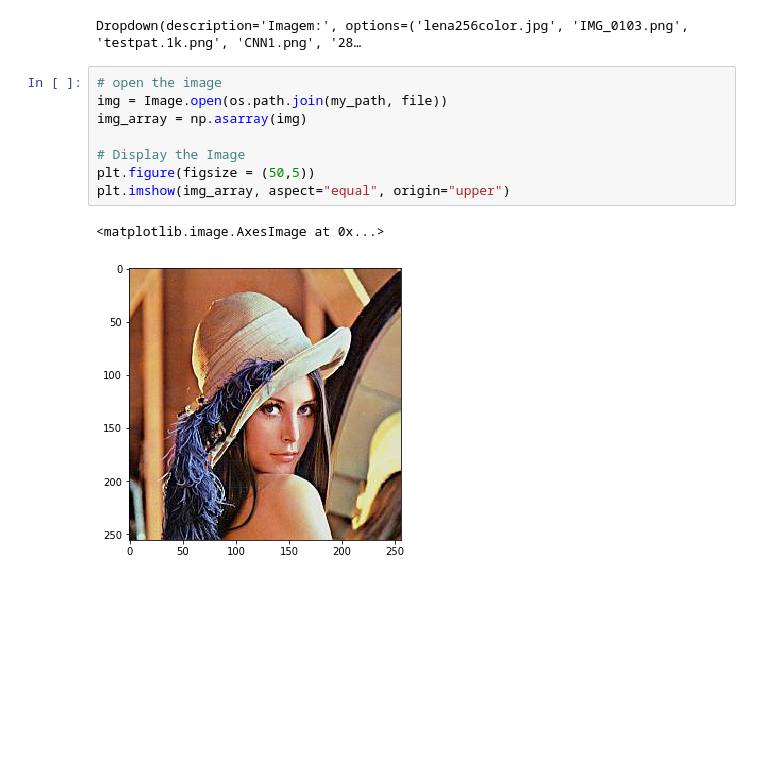
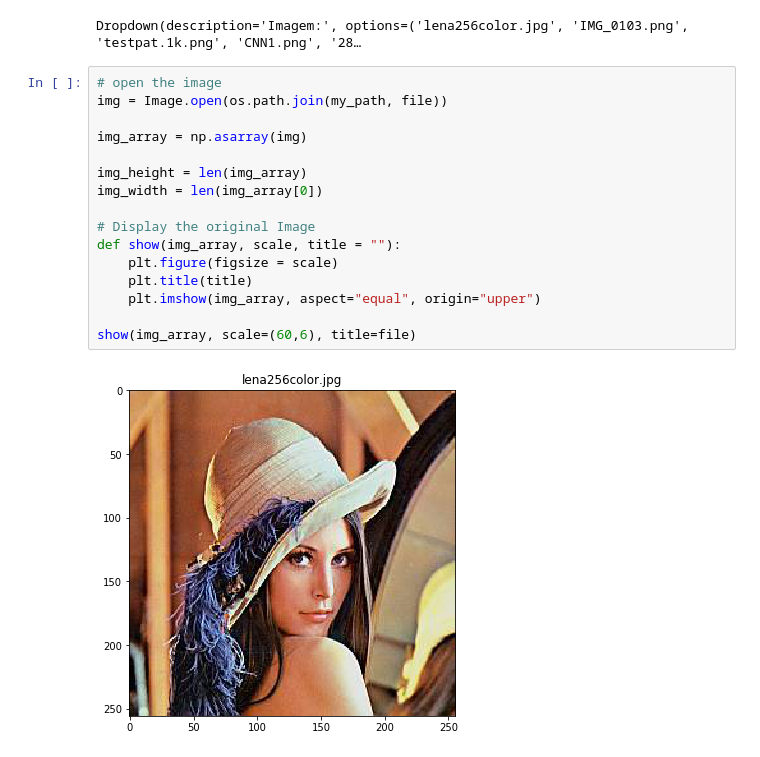
Before and after one commit to bmviniciuss/pdi-2019-1, a Jupyter notebook: project1/project1.ipynb, the cells around one changed output. Cells and saved outputs as stored; diff of their text form; blank space fills up the shorter version.

```diff
--- a/project1/project1.ipynb
+++ b/project1/project1.ipynb
@@ -49,11 +49,18 @@ Dropdown(description='Imagem:', options=('lena256color.jpg', 'IMG_0103.png', 'te
 # %%
 # open the image
 img = Image.open(os.path.join(my_path, file))
+
 img_array = np.asarray(img)
 
-# Display the Image
-plt.figure(figsize = (50,5))
-plt.imshow(img_array, aspect="equal", origin="upper")
+img_height = len(img_array)
+img_width = len(img_array[0])
+
+# Display the original Image
+def show(img_array, scale, title = ""):
+    plt.figure(figsize = scale)
+    plt.title(title)
+    plt.imshow(img_array, aspect="equal", origin="upper")
+
+show(img_array, scale=(60,6), title=file)
 # %% [output]
-<matplotlib.image.AxesImage at 0x...>
-[figure, old version]
+[figure, new version]
```
Also changed, not shown: parts of 5 cells of this notebook, 1 other file.
